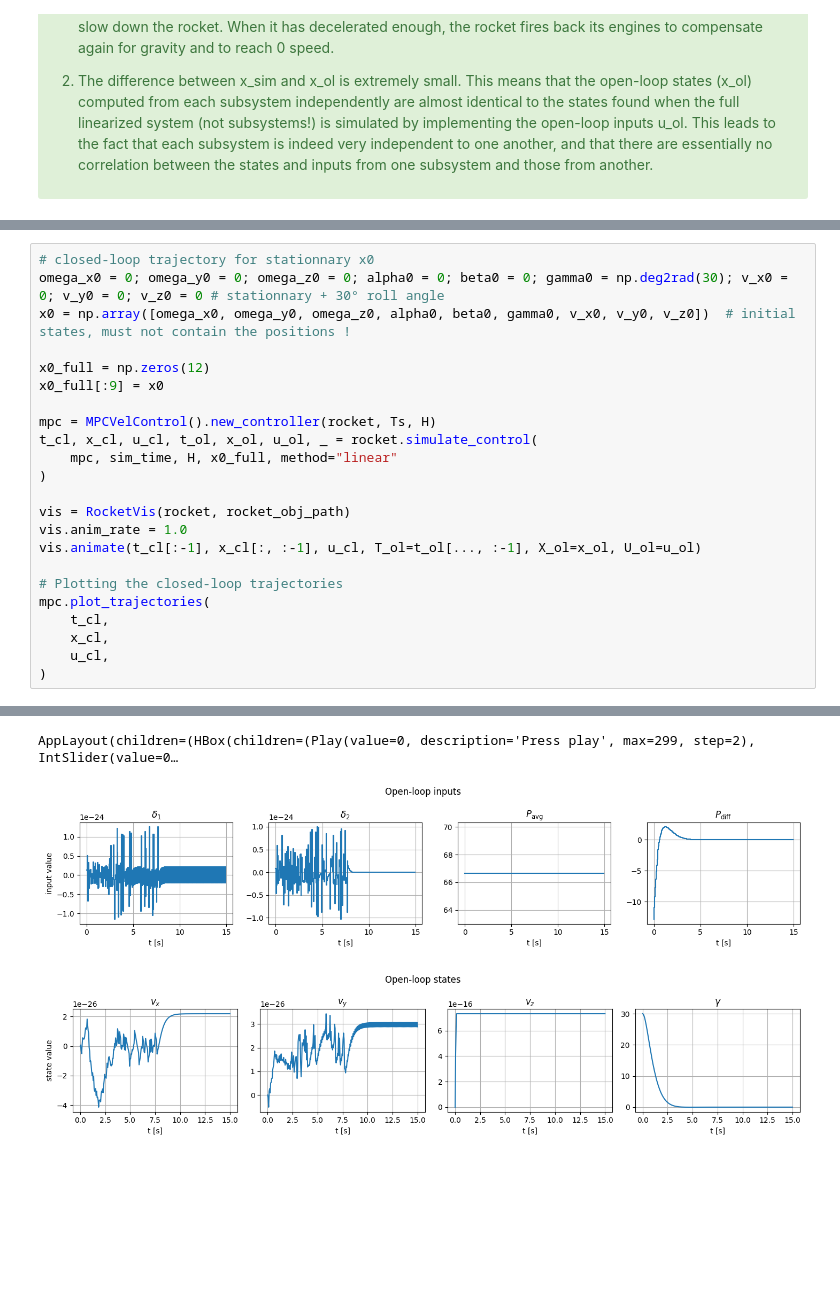
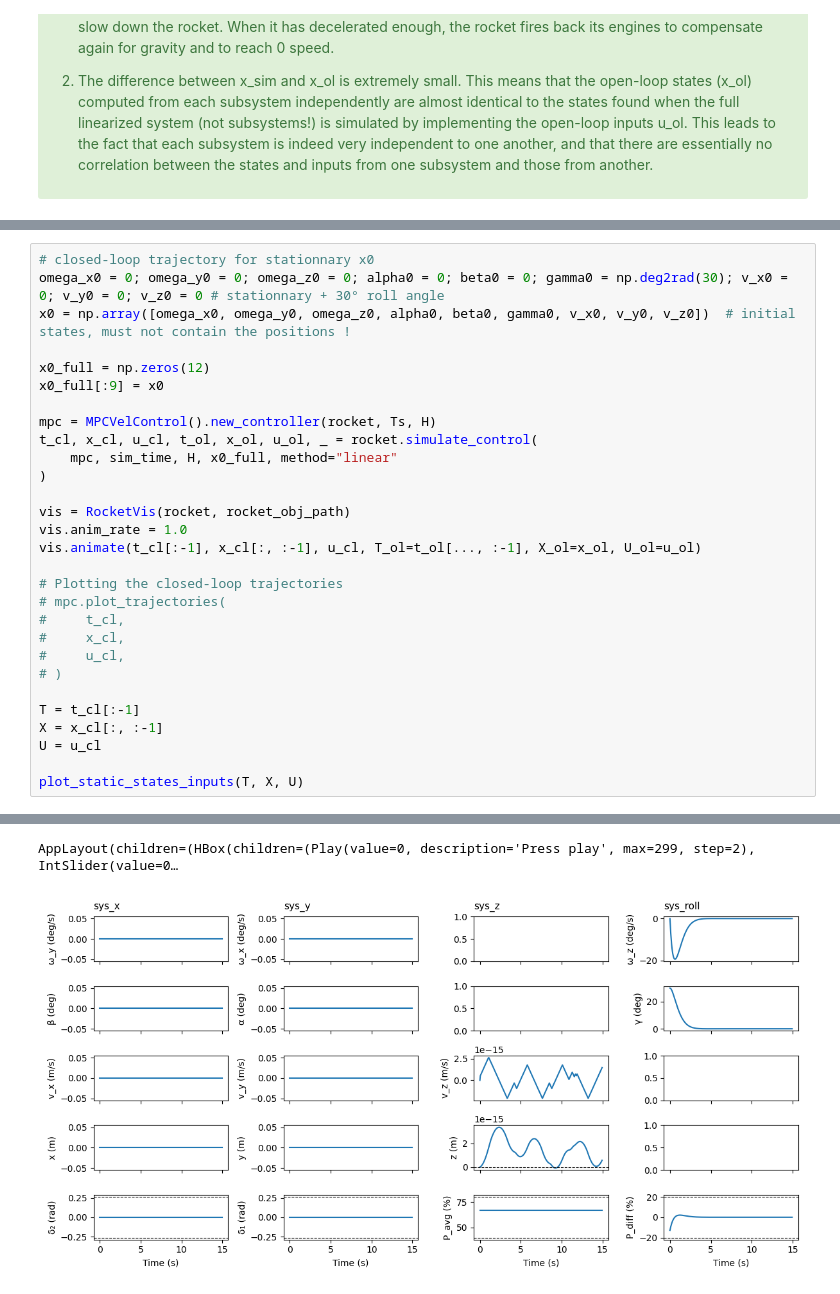
Before and after one commit to VincentEllenrieder/MPC-project-groupBS, a Jupyter notebook: project/Deliverable_3_1/Deliverable_3_1.ipynb, the cells around one changed output, grey strips where cells are left out. Saved outputs shown, nothing was run; the diff lists cells and outputs as text; blank space fills up the shorter version.

```diff
--- a/project/Deliverable_3_1/Deliverable_3_1.ipynb
+++ b/project/Deliverable_3_1/Deliverable_3_1.ipynb
@@ -277,11 +311,17 @@ vis.anim_rate = 1.0
 vis.animate(t_cl[:-1], x_cl[:, :-1], u_cl, T_ol=t_ol[..., :-1], X_ol=x_ol, U_ol=u_ol)
 
 # Plotting the closed-loop trajectories
-mpc.plot_trajectories(
-    t_cl,
-    x_cl,
-    u_cl,
-)
+# mpc.plot_trajectories(
+#     t_cl,
+#     x_cl,
+#     u_cl,
+# )
+
+T = t_cl[:-1]
+X = x_cl[:, :-1]
+U = u_cl
+
+plot_static_states_inputs(T, X, U)
 # %% [output]
 Subsystem x:
 
@@ -292,14 +332,13 @@ State lower bounds are [-50.          -0.17453293 -50.        ]
 
 Not yet convgerged at iteration 1
 Not yet convgerged at iteration 2
 Not yet convgerged at iteration 3
 Not yet convgerged at iteration 4
 Not yet convgerged at iteration 5
 ... (352 lines left out)
 Simulating time 14.80:
 Simulating time 14.85:
 Simulating time 14.90:
 Simulating time 14.95:
 AppLayout(children=(HBox(children=(Play(value=0, description='Press play', max=299, step=2), IntSlider(value=0…
-[figure, old version]
+[figure, new version]
-[figure, removed]
```
Also changed, not shown: parts of 6 cells of this notebook, 3 other files.
